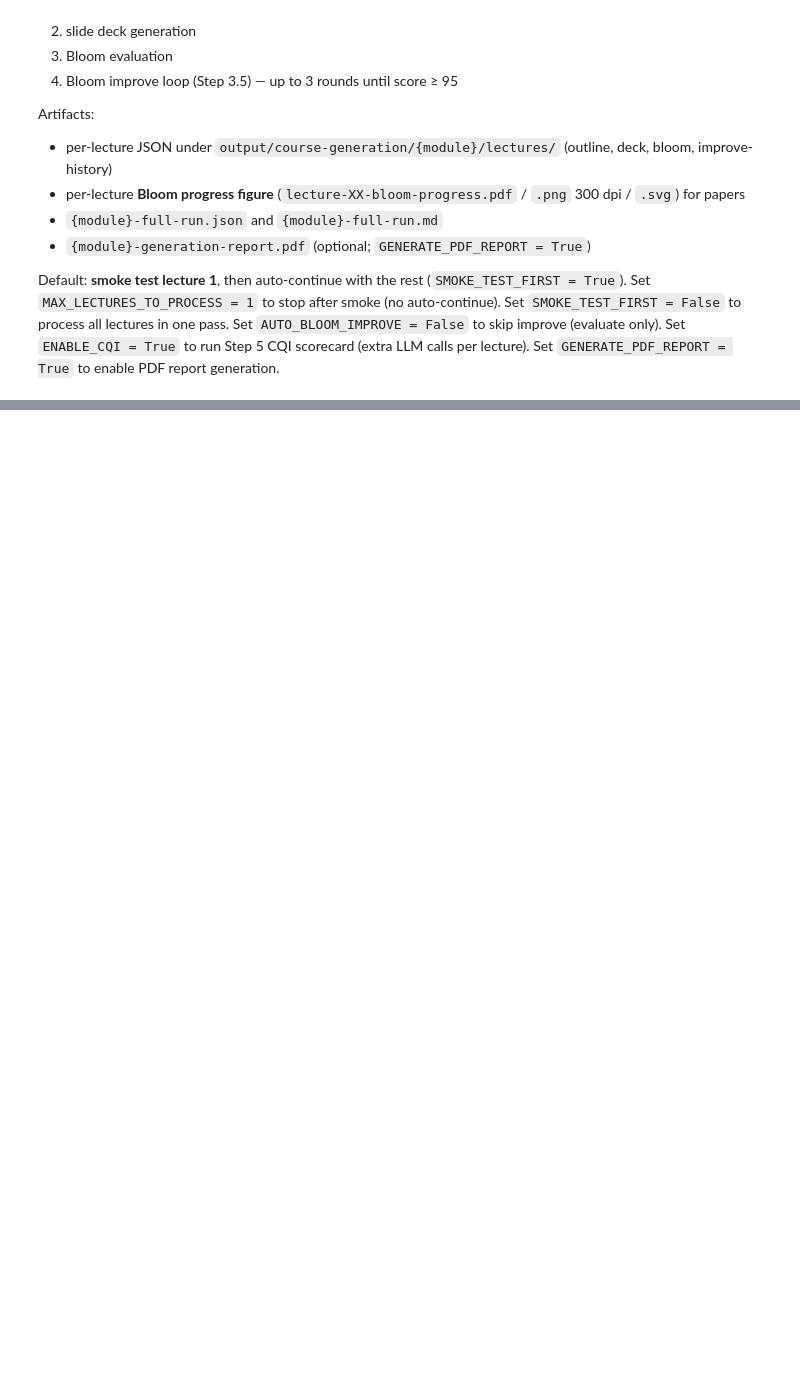
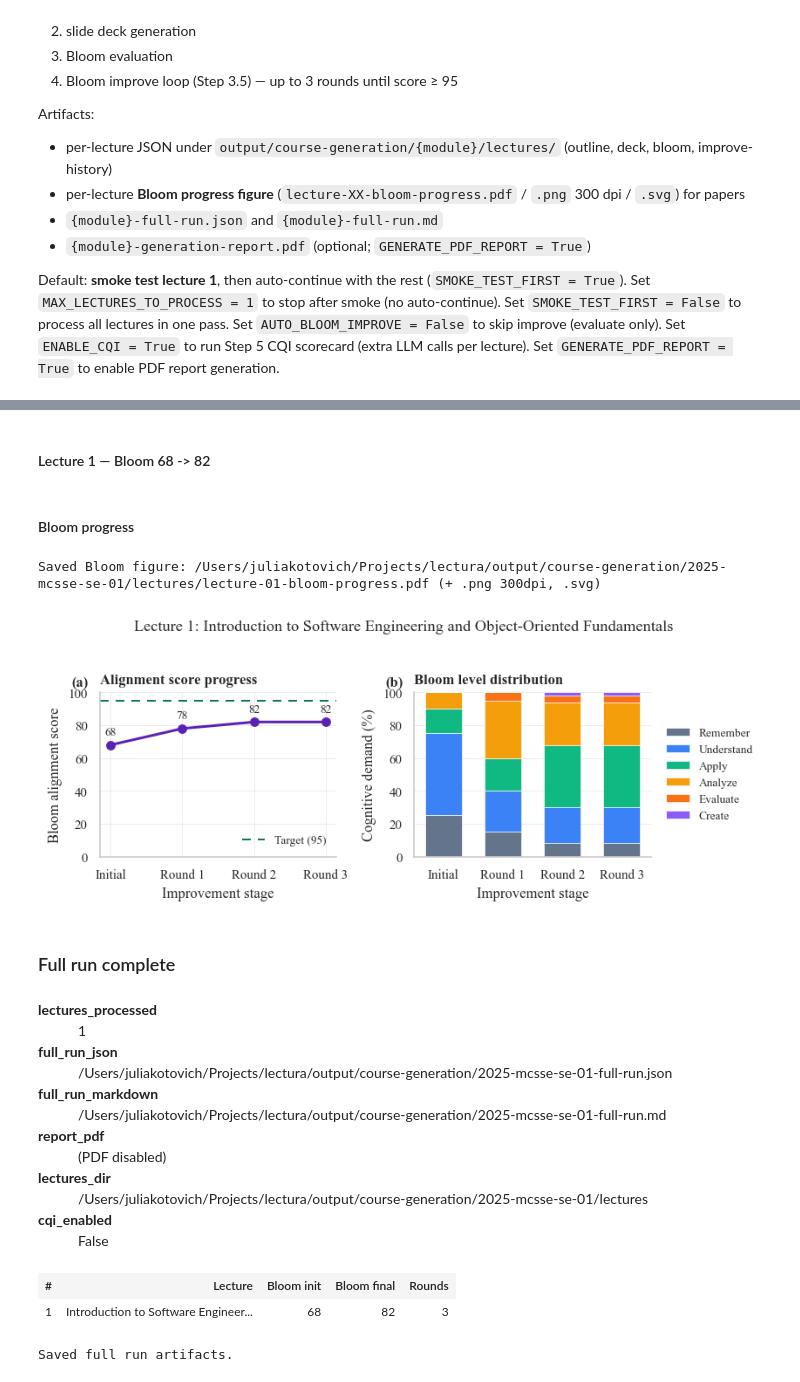
Before and after one commit to Julia-Kotovich/lectura, a Jupyter notebook: course-generation-algorithm.ipynb, the cells around one changed output, grey strips where cells are left out. Drawn from its saved outputs; the diff is of its cells as text; code cells hidden in the pictures; blank space fills up the shorter version.

```diff
--- a/course-generation-algorithm.ipynb
+++ b/course-generation-algorithm.ipynb
@@ -1765,7 +1883,7 @@ Set `GENERATE_PDF_REPORT = True` to enable PDF report generation.
 # --- Step 4 settings ---
 SLIDES_PER_LECTURE = 18  # target slides per lecture deck
 SMOKE_TEST_FIRST = True  # run lecture 1 first; on success, auto-continue with the rest
-MAX_LECTURES_TO_PROCESS = None  # None = all; set to 1 to stop after smoke (no auto-continue)
+MAX_LECTURES_TO_PROCESS = 1  # smoke test only; set None for the full course
 AUTO_BLOOM_IMPROVE = True  # auto-loop improve until target score or max rounds
 BLOOM_REEVALUATE_AFTER_IMPROVE = True  # same as UI default (reevaluate=True)
 ENABLE_CQI = False  # Step 5 CQI v1 — disabled (extra LLM call per lecture)
@@ -1963,6 +2081,7 @@ def run_pipeline_for_all_lectures(
     auto_bloom_improve: bool = AUTO_BLOOM_IMPROVE,
     reevaluate_after_improve: bool = BLOOM_REEVALUATE_AFTER_IMPROVE,
 ) -> dict:
+    enable_cqi = ENABLE_CQI
     plan_lectures = lecture_plan.get("lectures", [])
     total_in_plan = len(plan_lectures)
     if max_lectures is not None:
@@ -2145,3 +2264,4 @@ show_table(
     headers=table_headers,
 )
 print("Saved full run artifacts.")
+# %% [output]
@@ -2147,0 +2285,20 @@ print("Saved full run artifacts.")
+Lecture 1 — Bloom 68 -> 82
+Bloom progress
+Saved Bloom figure: /Users/juliakotovich/Projects/lectura/output/course-generation/2025-mcsse-se-01/lectures/lecture-01-bloom-progress.pdf (+ .png 300dpi, .svg)
+[figure, added]
+Full run complete
+lectures_processed
+1
+full_run_json
+/Users/juliakotovich/Projects/lectura/output/course-generation/2025-mcsse-se-01-full-run.json
+full_run_markdown
+/Users/juliakotovich/Projects/lectura/output/course-generation/2025-mcsse-se-01-full-run.md
+report_pdf
+(PDF disabled)
+lectures_dir
+/Users/juliakotovich/Projects/lectura/output/course-generation/2025-mcsse-se-01/lectures
+cqi_enabled
+False
+| # | Lecture | Bloom init | Bloom final | Rounds |
+| 1 | Introduction to Software Engineer... | 68 | 82 | 3 |
+Saved full run artifacts.
```
Also changed, not shown: parts of 8 cells of this notebook, 6 other files.
